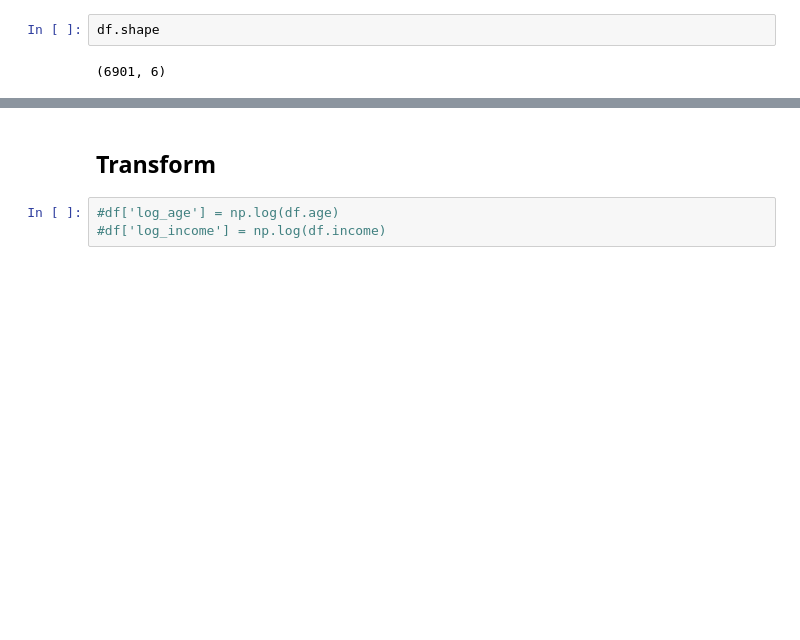
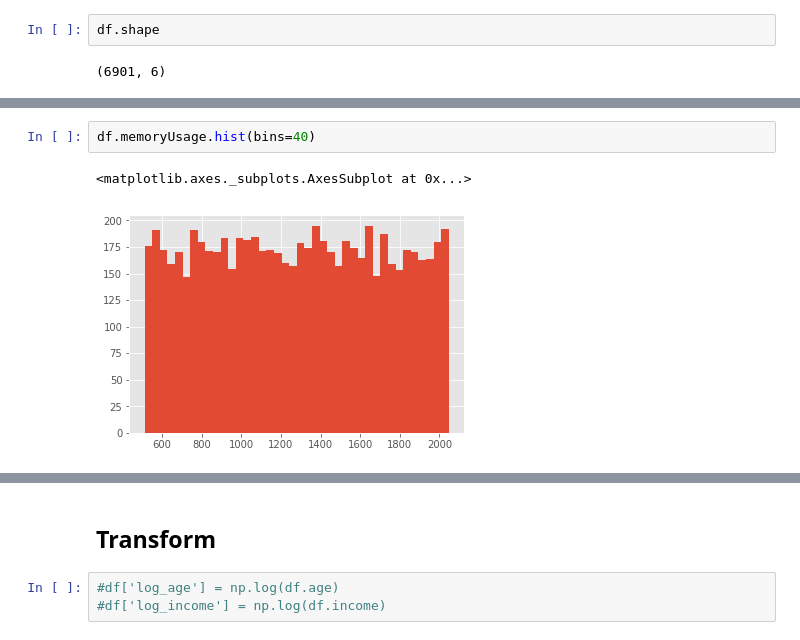
Before and after one commit to daaseucvmware/radio2018, a Jupyter notebook: vmResourceAllocation/resourceAllocation.ipynb, the cells around one changed output, grey strips where cells are left out. Saved outputs shown, nothing was run; the diff lists cells and outputs as text; blank space fills up the shorter version.

```diff
--- a/vmResourceAllocation/resourceAllocation.ipynb
+++ b/vmResourceAllocation/resourceAllocation.ipynb
@@ -82,0 +117,5 @@ df.shape
+# %%
+df.memoryUsage.hist(bins=40)
+# %% [output]
+<matplotlib.axes._subplots.AxesSubplot at 0x...>
+[figure, added]
```
Also changed, not shown: parts of 26 cells of this notebook, 2 other files.
